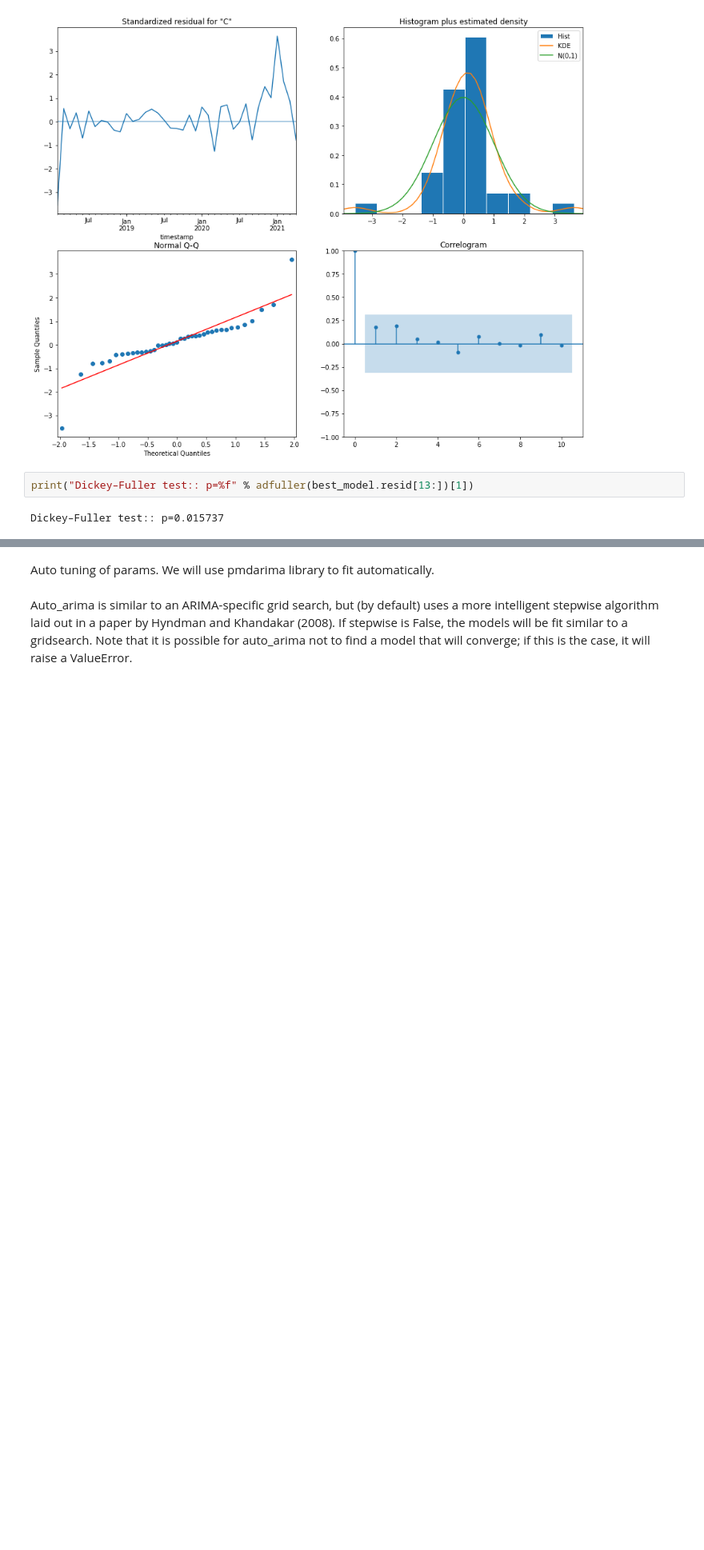
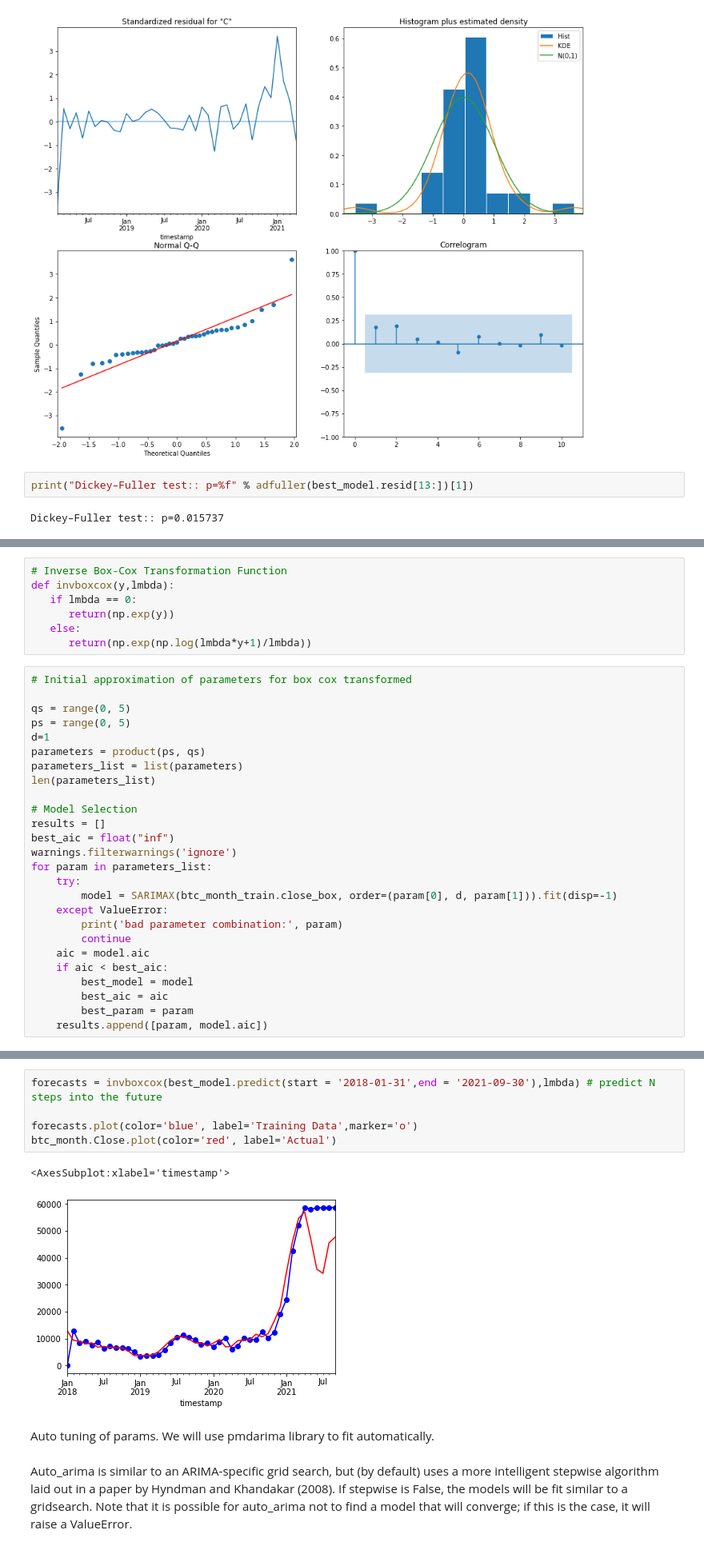
Before and after one commit to ayman-mezghani/ml4f-project, a Jupyter notebook: notebooks/Arima_auto.ipynb, the cells around one changed output, grey strips where cells are left out. Shown at 80% size. Drawn from its saved outputs; the diff is of its cells as text; blank space fills up the shorter version.

```diff
--- a/notebooks/Arima_auto.ipynb
+++ b/notebooks/Arima_auto.ipynb
@@ -192,0 +197,33 @@ btc_month.Close.plot(color='red', label='Actual')
+# %%
+# Inverse Box-Cox Transformation Function
+def invboxcox(y,lmbda):
+   if lmbda == 0:
+      return(np.exp(y))
+   else:
+      return(np.exp(np.log(lmbda*y+1)/lmbda))
+# %%
+# Initial approximation of parameters for box cox transformed
+
+qs = range(0, 5)
+ps = range(0, 5)
+d=1
+parameters = product(ps, qs)
+parameters_list = list(parameters)
+len(parameters_list)
+
+# Model Selection
+results = []
+best_aic = float("inf")
+warnings.filterwarnings('ignore')
+for param in parameters_list:
+    try:
+        model = SARIMAX(btc_month_train.close_box, order=(param[0], d, param[1])).fit(disp=-1)
+    except ValueError:
+        print('bad parameter combination:', param)
+        continue
+    aic = model.aic
+    if aic < best_aic:
+        best_model = model
+        best_aic = aic
+        best_param = param
+    results.append([param, model.aic])
@@ -193,3 +242,11 @@ btc_month.Close.plot(color='red', label='Actual')
+# %%
+forecasts = invboxcox(best_model.predict(start = '2018-01-31',end = '2021-09-30'),lmbda) # predict N steps into the future
+
+forecasts.plot(color='blue', label='Training Data',marker='o')
+btc_month.Close.plot(color='red', label='Actual')
+# %% [output]
+<AxesSubplot:xlabel='timestamp'>
+[figure, added]
 # %% [markdown]
 Auto tuning of params.
 We will use pmdarima library to fit automatically.
```
Also changed, not shown: parts of 31 cells of this notebook, 1 other file.
